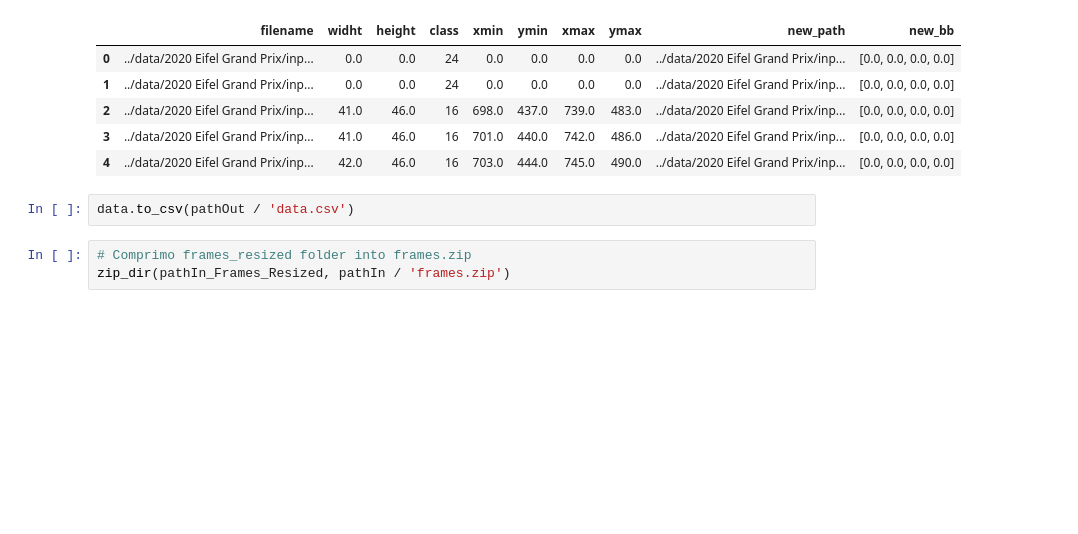
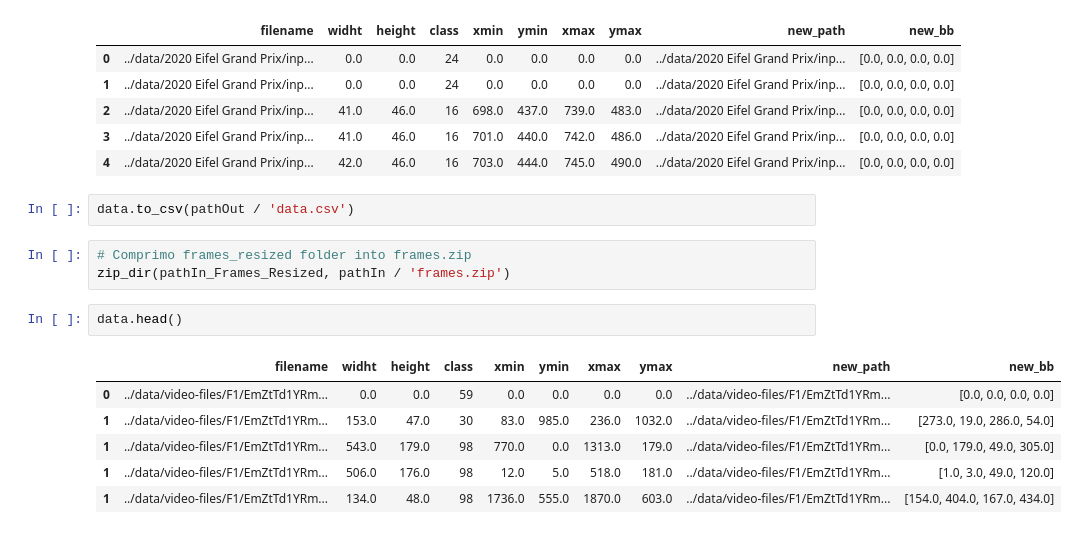
Before and after one commit to JulianLopezB/DeepLogo, a Jupyter notebook: notebooks/transform-data.ipynb, the cells around one changed output. Saved outputs shown, nothing was run; the diff lists cells and outputs as text; blank space fills up the shorter version.

```diff
--- a/notebooks/transform-data.ipynb
+++ b/notebooks/transform-data.ipynb
@@ -256,3 +258,12 @@ data.to_csv(pathOut / 'data.csv')
 # %%
 # Comprimo frames_resized folder into frames.zip
 zip_dir(pathIn_Frames_Resized, pathIn / 'frames.zip')
+# %%
+data.head()
+# %% [output]
+|  | filename | widht | height | class | xmin | ymin | xmax | ymax | new_path | new_bb |
+| 0 | ../data/video-files/F1/EmZtTd1YRm... | 0.0 | 0.0 | 59 | 0.0 | 0.0 | 0.0 | 0.0 | ../data/video-files/F1/EmZtTd1YRm... | [0.0, 0.0, 0.0, 0.0] |
+| 1 | ../data/video-files/F1/EmZtTd1YRm... | 153.0 | 47.0 | 30 | 83.0 | 985.0 | 236.0 | 1032.0 | ../data/video-files/F1/EmZtTd1YRm... | [273.0, 19.0, 286.0, 54.0] |
+| 1 | ../data/video-files/F1/EmZtTd1YRm... | 543.0 | 179.0 | 98 | 770.0 | 0.0 | 1313.0 | 179.0 | ../data/video-files/F1/EmZtTd1YRm... | [0.0, 179.0, 49.0, 305.0] |
+| 1 | ../data/video-files/F1/EmZtTd1YRm... | 506.0 | 176.0 | 98 | 12.0 | 5.0 | 518.0 | 181.0 | ../data/video-files/F1/EmZtTd1YRm... | [1.0, 3.0, 49.0, 120.0] |
+| 1 | ../data/video-files/F1/EmZtTd1YRm... | 134.0 | 48.0 | 98 | 1736.0 | 555.0 | 1870.0 | 603.0 | ../data/video-files/F1/EmZtTd1YRm... | [154.0, 404.0, 167.0, 434.0] |
```
Also changed, not shown: parts of 12 cells of this notebook, 5 other files.
